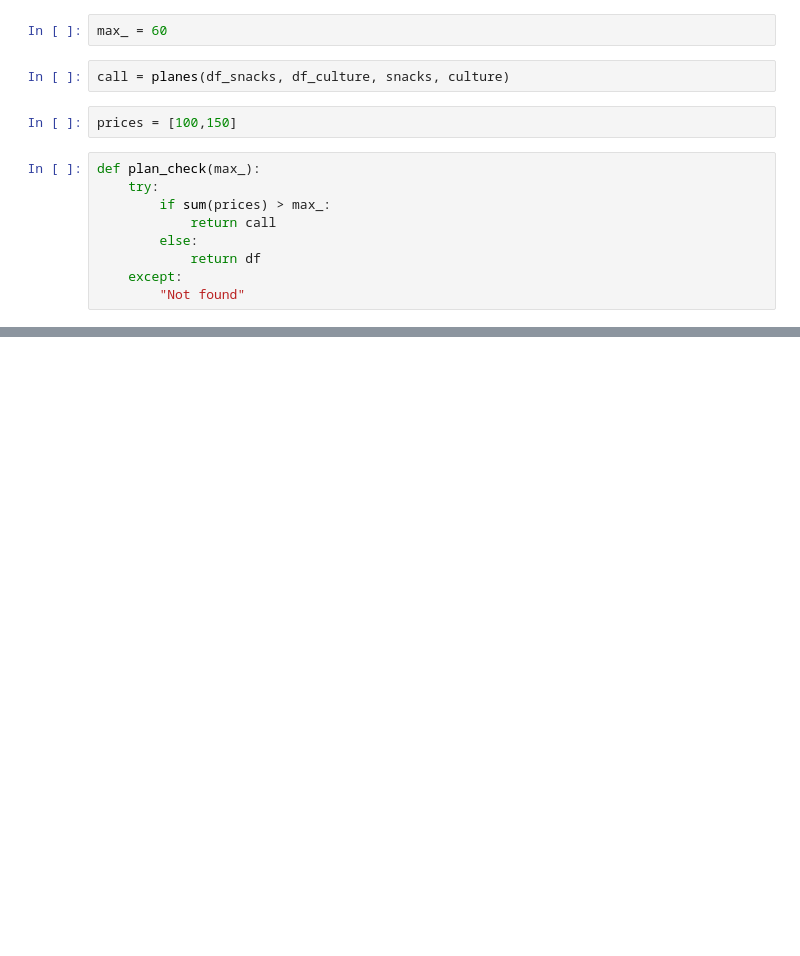
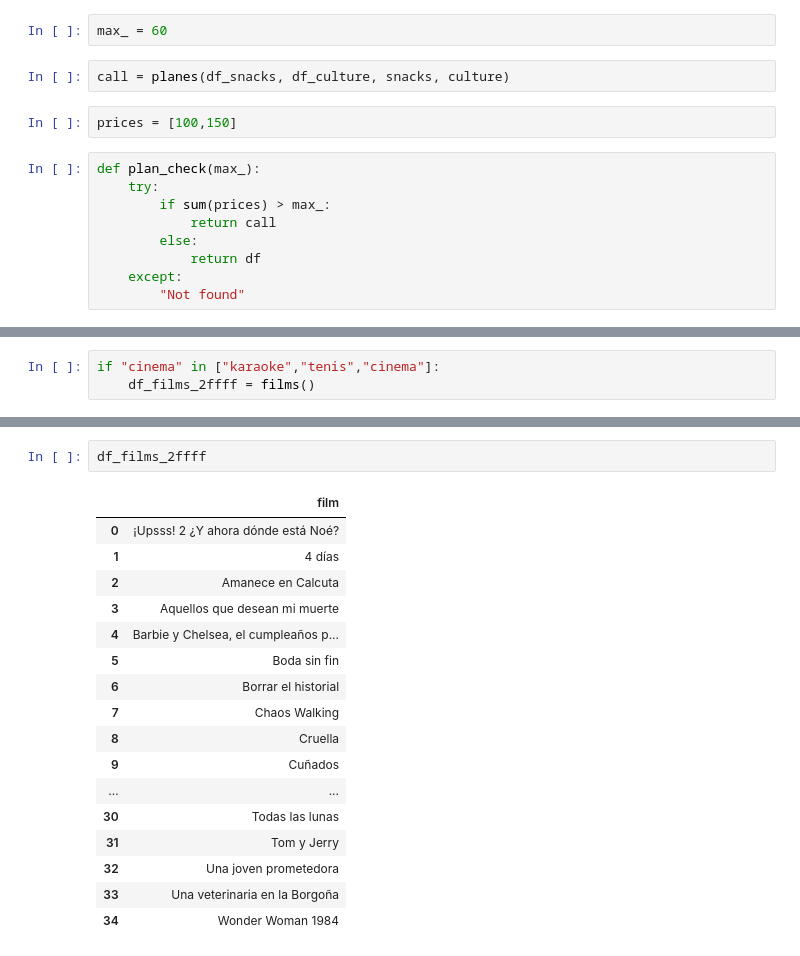
Before and after one commit to julistary/Madplanner-, a Jupyter notebook: combinaciones.ipynb, the cells around one changed output, grey strips where cells are left out. Saved outputs shown, nothing was run; the diff lists cells and outputs as text; blank space fills up the shorter version.

```diff
--- a/combinaciones.ipynb
+++ b/combinaciones.ipynb
@@ -402,0 +507,3 @@ plan_check(10)
+# %%
+if "cinema" in ["karaoke","tenis","cinema"]:
+    df_films_2ffff = films()
@@ -402,0 +528,20 @@ plan_check(10)
+# %%
+df_films_2ffff
+# %% [output]
+|  | film |
+| 0 | ¡Upsss! 2 ¿Y ahora dónde está Noé? |
+| 1 | 4 días |
+| 2 | Amanece en Calcuta |
+| 3 | Aquellos que desean mi muerte |
+| 4 | Barbie y Chelsea, el cumpleaños p... |
+| 5 | Boda sin fin |
+| 6 | Borrar el historial |
+| 7 | Chaos Walking |
+| 8 | Cruella |
+| 9 | Cuñados |
+| ... | ... |
+| 30 | Todas las lunas |
+| 31 | Tom y Jerry |
+| 32 | Una joven prometedora |
+| 33 | Una veterinaria en la Borgoña |
+| 34 | Wonder Woman 1984 |
```
Also changed, not shown: parts of 7 cells of this notebook, 2 other files.
